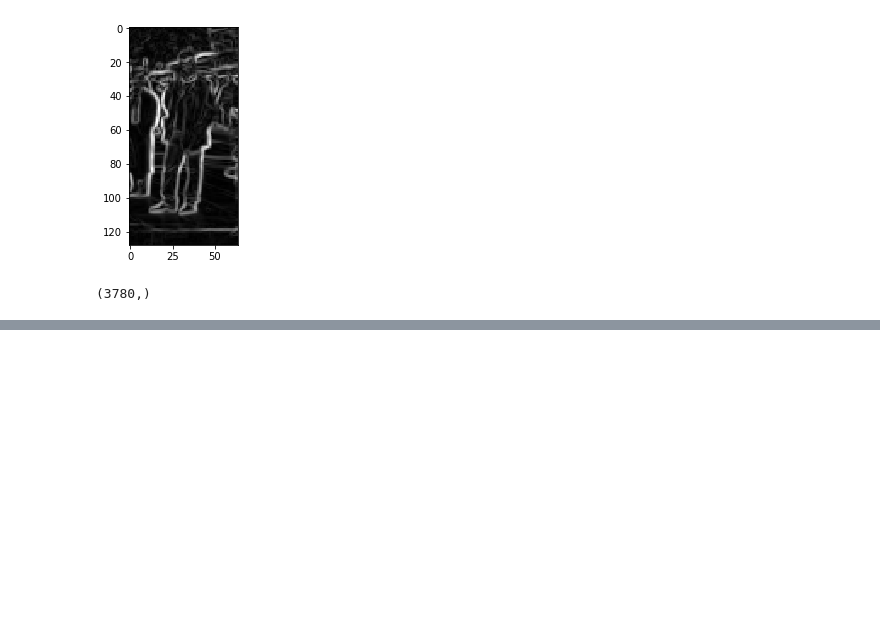
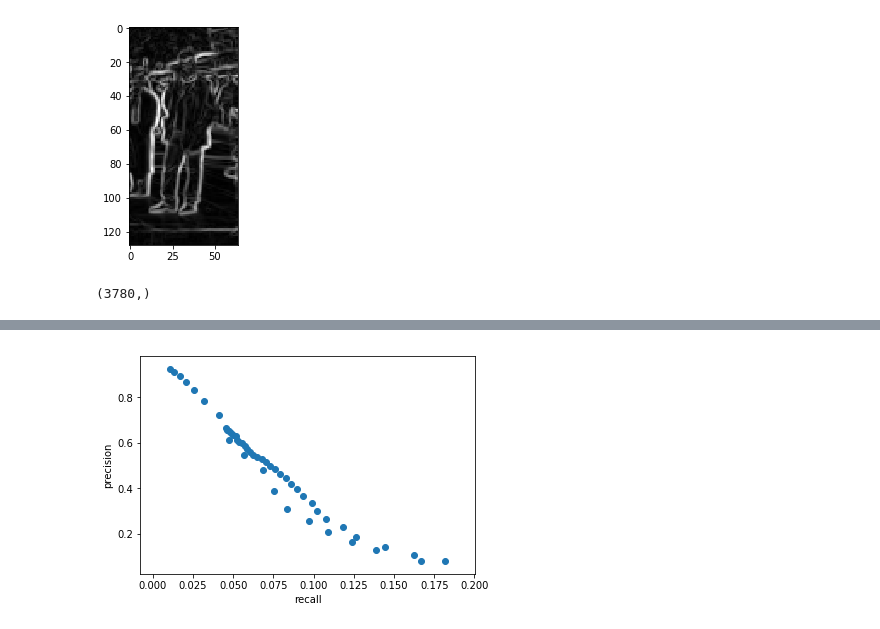
Before and after one commit to LC1905/Pedestrian_Detection, a Jupyter notebook: HOG/visualize.ipynb, the cells around one changed output, grey strips where cells are left out. Cells and saved outputs as stored; diff of their text form; code cells hidden in the pictures; blank space fills up the shorter version.

```diff
--- a/HOG/visualize.ipynb
+++ b/HOG/visualize.ipynb
@@ -128,0 +203,10 @@ Array([[[125, 107,  93],
+# %%
+pmax = precisions[:48]
+rmax = recalls[:48]
+# %%
+plt.scatter(rmax, pmax)
+plt.ylabel("precision")
+plt.xlabel("recall")
+plt.savefig("writeup_img/pr_max.png")
+# %% [output]
+[figure, added]
```
Also changed, not shown: parts of 44 cells of this notebook, 1 other file.
